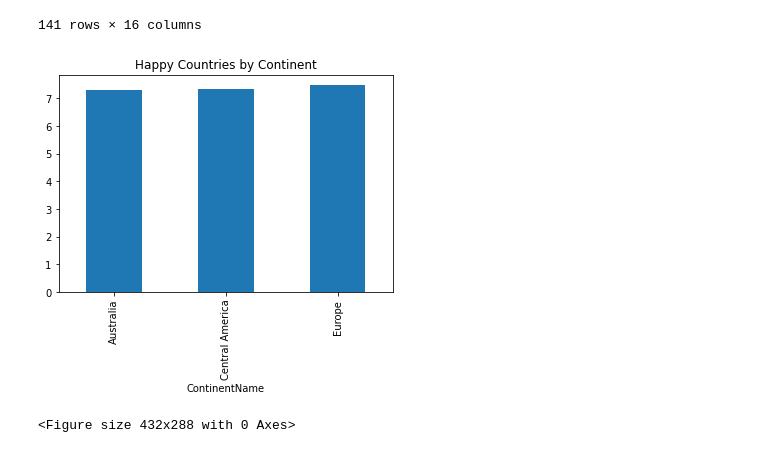
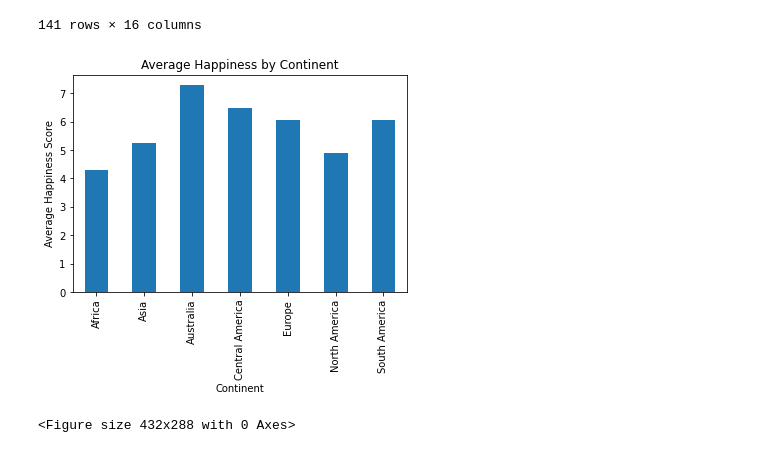
Before and after one commit to reginesgit/Factors-Contributing-to-a-Countrys-Happiness, a Jupyter notebook: Weather/Weather_Report.ipynb, the cells around one changed output. Drawn from its saved outputs; the diff is of its cells as text; code cells hidden in the pictures.

```diff
--- a/Weather/Weather_Report.ipynb
+++ b/Weather/Weather_Report.ipynb
@@ -173,17 +173,19 @@ cities_weather_complete
 141 rows × 16 columns
 # %%
 # Split up our data into groups based upon 'continent'
-continent_groups = cities_weather_df.groupby('ContinentName')
+continent_groups = cities_weather_complete.groupby('ContinentName')
+continent_groups
 # Find out how many of each country is in each continent
 continent_happies = continent_groups['Avg Happiness'].mean()
 
 # Chart our data, give it a title, and label the axes
-continent_chart = continent_happies.plot(kind="bar", title="Happy Countries by Continent")
-region_chart.set_xlabel("Continent")
-region_chart.set_ylabel("Average Happiness Score")
+continent_chart = continent_happies.plot(kind="bar", title="Average Happiness by Continent")
+continent_chart.set_xlabel("Continent")
+continent_chart.set_ylabel("Average Happiness Score")
 
 plt.show()
 plt.tight_layout()
+plt.savefig("../Images/HappyAllContinents.png")
 # %% [output]
-[figure, old version]
+[figure, new version]
 <Figure size 432x288 with 0 Axes>
```
Also changed, not shown: parts of 5 cells of this notebook, 7 other files.
